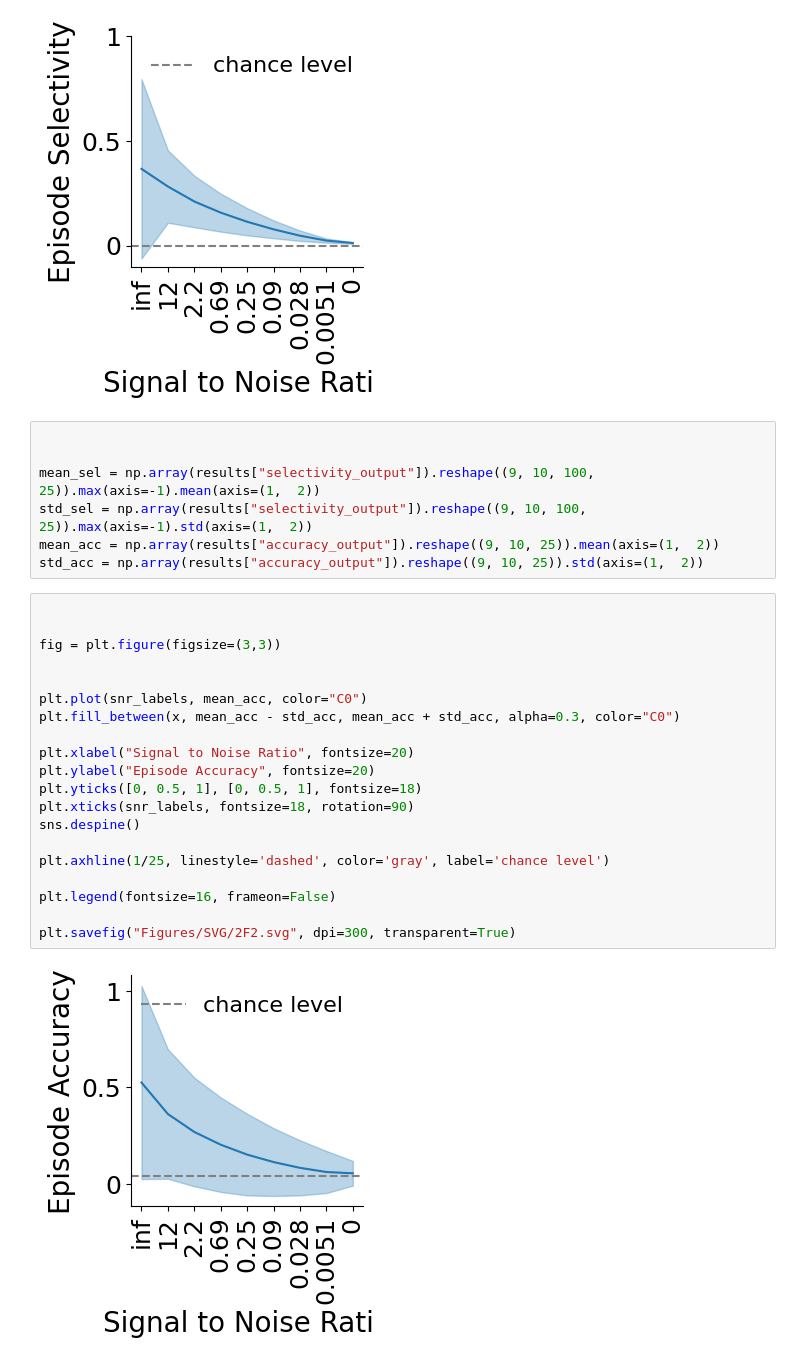
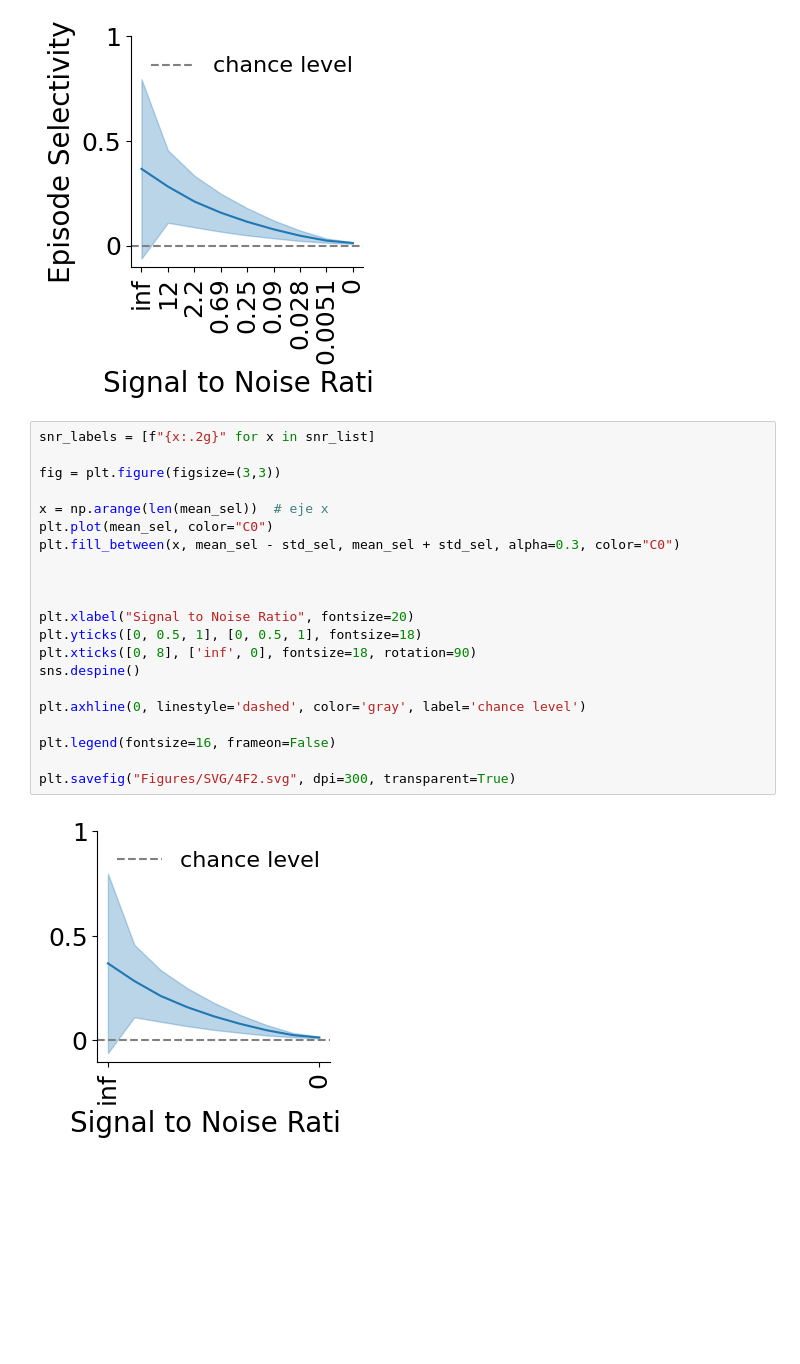
Before and after one commit to albesagonzalez/homeostatic-binary-networks, a Jupyter notebook: Figure_2.ipynb, the cells around one changed output. Saved outputs shown, nothing was run; the diff lists cells and outputs as text; blank space fills up the shorter version.

```diff
--- a/Figure_2.ipynb
+++ b/Figure_2.ipynb
@@ -444,32 +444,26 @@ plt.legend(fontsize=16, frameon=False)
 plt.savefig("Figures/SVG/2F.svg", dpi=300, transparent=True)
 # %% [output]
 [figure]
-# %%
-
-
-mean_sel = np.array(results["selectivity_output"]).reshape((9, 10, 100, 25)).max(axis=-1).mean(axis=(1,  2))
-std_sel = np.array(results["selectivity_output"]).reshape((9, 10, 100, 25)).max(axis=-1).std(axis=(1,  2))
-mean_acc = np.array(results["accuracy_output"]).reshape((9, 10, 25)).mean(axis=(1,  2))
-std_acc = np.array(results["accuracy_output"]).reshape((9, 10, 25)).std(axis=(1,  2))
 # %%
-
+snr_labels = [f"{x:.2g}" for x in snr_list]
 
 fig = plt.figure(figsize=(3,3))
 
+x = np.arange(len(mean_sel))  # eje x
+plt.plot(mean_sel, color="C0")
+plt.fill_between(x, mean_sel - std_sel, mean_sel + std_sel, alpha=0.3, color="C0")
 
-plt.plot(snr_labels, mean_acc, color="C0")
-plt.fill_between(x, mean_acc - std_acc, mean_acc + std_acc, alpha=0.3, color="C0")
+
 
 plt.xlabel("Signal to Noise Ratio", fontsize=20)
-plt.ylabel("Episode Accuracy", fontsize=20)
 plt.yticks([0, 0.5, 1], [0, 0.5, 1], fontsize=18)
-plt.xticks(snr_labels, fontsize=18, rotation=90)
+plt.xticks([0, 8], ['inf', 0], fontsize=18, rotation=90)
 sns.despine()
 
-plt.axhline(1/25, linestyle='dashed', color='gray', label='chance level')
+plt.axhline(0, linestyle='dashed', color='gray', label='chance level')
 
 plt.legend(fontsize=16, frameon=False)
 
-plt.savefig("Figures/SVG/2F2.svg", dpi=300, transparent=True)
+plt.savefig("Figures/SVG/4F2.svg", dpi=300, transparent=True)
 # %% [output]
-[figure, old version]
+[figure, new version]
```
Also changed, not shown: parts of 2 cells of this notebook, 46 other files.
